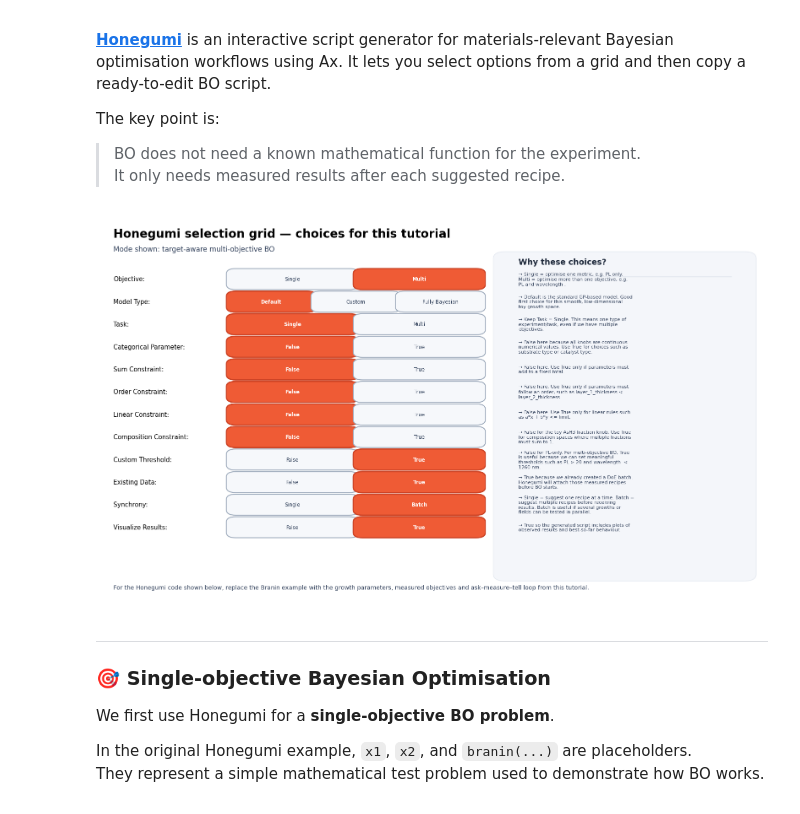
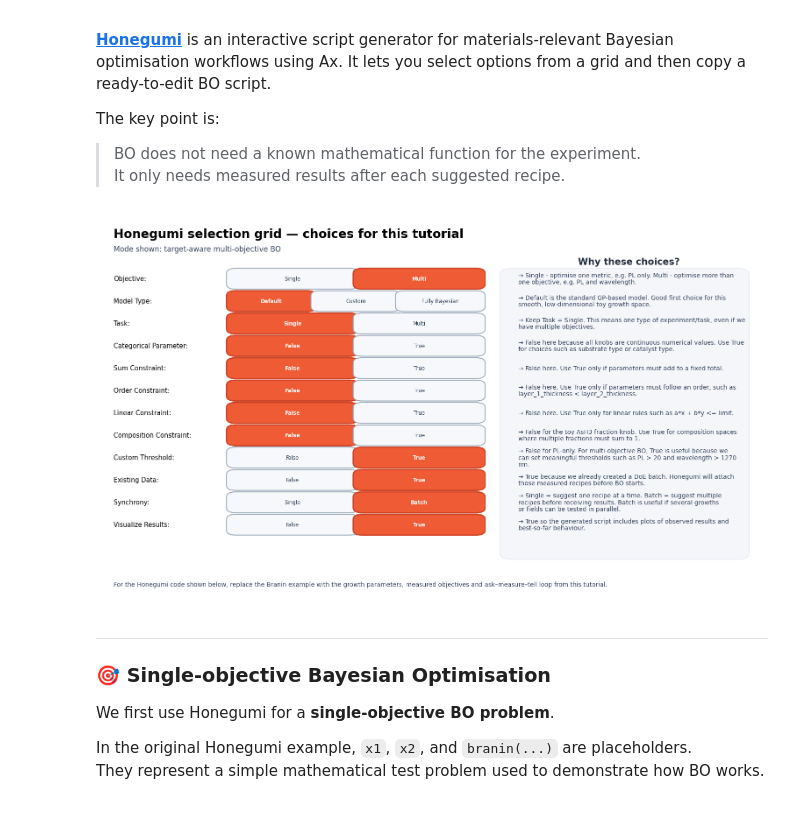
Before and after one commit to mihirathavale96/Guided_growth_BO_tutorial, a Jupyter notebook: bayesian_optimization_device_growth.ipynb, the cells around one changed output. Drawn from its saved outputs; the diff is of its cells as text; code cells hidden in the pictures.

```diff
--- a/bayesian_optimization_device_growth.ipynb
+++ b/bayesian_optimization_device_growth.ipynb
@@ -650,8 +639,8 @@ selected = {
 
 notes = {
     "Objective": (
-        "Single = optimise one metric, e.g. PL only. Multi = optimise more than one "
-        "objective, e.g. PL and wavelength ."
+        "Single - optimise one metric, e.g. PL only. "
+        "Multi - optimise more than one objective, e.g. PL and wavelength."
     ),
     "Model Type": (
         "Default is the standard GP-based model. Good first choice for this smooth, "
@@ -681,7 +670,7 @@ notes = {
     ),
     "Custom Threshold": (
         "False for PL-only. For multi-objective BO, True is useful because we can set "
-        "meaningful thresholds such as PL > 20 and wavelength  < 1260 nm."
+        "meaningful thresholds such as PL > 20 and wavelength > 1270 nm."
     ),
     "Existing Data": (
         "True because we already created a DoE batch. Honegumi will attach those measured "
@@ -747,12 +736,12 @@ def draw_box(ax, x, y, w, h, text, active=False, fontsize=8.8):
     )
 
 
-def wrap_note(text, width=47):
+def wrap_note(text, width=42):
     return "\n".join(textwrap.wrap(text, width=width))
 
 
 # ── Figure setup ─────────────────────────────────────────────────────────────
-fig, ax = plt.subplots(figsize=(16, 9.2))
+fig, ax = plt.subplots(figsize=(16, 8.8))
 ax.set_xlim(0, 1)
 ax.set_ylim(0, 1)
 ax.axis("off")
@@ -783,11 +772,23 @@ ax.text(
     va="center"
 )
 
-# Right explanation panel
-panel_x = 0.61
-panel_y = 0.06
-panel_w = 0.36
-panel_h = 0.84
+# ── Right explanation title and panel ────────────────────────────────────────
+# Title is outside the grey panel to avoid overlap with the first note.
+panel_x = 0.62
+panel_y = 0.11
+panel_w = 0.34
+panel_h = 0.745
+
+ax.text(
+    panel_x+0.1,
+    0.89,
+    "Why these choices?",
+    fontsize=15,
+    fontweight="bold",
+    color="#1e293b",
+    ha="left",
+    va="center"
+)
 
 panel = FancyBboxPatch(
     (panel_x, panel_y), panel_w, panel_h,
@@ -797,25 +798,6 @@ panel = FancyBboxPatch(
     facecolor="#f4f6fa"
 )
 ax.add_patch(panel)
-
-ax.text(
-    panel_x + 0.02,
-    0.89,
-    "Why these choices?",
-    fontsize=13.5,
-    fontweight="bold",
-    color="#1e293b",
-    ha="left",
-    va="center"
-)
-
-# subtle separator under heading
-ax.plot(
-    [panel_x + 0.02, panel_x + panel_w - 0.02],
-    [0.852, 0.852],
-    color="#d6dde8",
-    lw=1.0
-)
 
 # ── Draw grid ────────────────────────────────────────────────────────────────
 y_top = 0.845
@@ -829,7 +811,7 @@ grid_w = 0.37
 for i, (label, options) in enumerate(rows):
     y = y_top - i * row_gap
 
-    # row label
+    # Row label
     ax.text(
         label_x,
         y,
@@ -840,7 +822,7 @@ for i, (label, options) in enumerate(rows):
         color="black"
     )
 
-    # option boxes
+    # Option boxes
     n = len(options)
     gap = 0.012
     box_w = (grid_w - gap * (n - 1)) / n
@@ -858,43 +840,44 @@ for i, (label, options) in enumerate(rows):
             fontsize=8.5
         )
 
-    # right explanation note
+    # Right explanation note
     ax.text(
-        panel_x + 0.02,
+        panel_x + 0.01,
         y,
-        "→ " + wrap_note(notes[label], width=47),
+        "→ " + wrap_note(notes[label], width=70),
         ha="left",
         va="center",
-        fontsize=7.9,
-        color="#33425c"
+        fontsize=10,
+        color="#33425c",
+        linespacing=1.12
     )
 
 # ── Footer message ───────────────────────────────────────────────────────────
 footer = (
     "For the Honegumi code shown below, replace the Branin example with the "
     "growth parameters, measured objectives and ask–measure–tell loop from this tutorial."
 )
 
 ax.text(
     0.02,
     0.025,
     footer,
     ha="left",
     va="center",
     fontsize=10,
     color="#33425c"
 )
 
 plt.tight_layout()
 
 if save_figure:
     fname = "fig_honegumi_selection_grid_updated.png"
     plt.savefig(fname, dpi=300, bbox_inches="tight")
     print(f"Saved as {fname}")
 
 plt.show()
 # %% [output]
-[figure, old version]
+[figure, new version]
 # %% [markdown]
 
 ---
```
Also changed, not shown: parts of 2 cells of this notebook.
